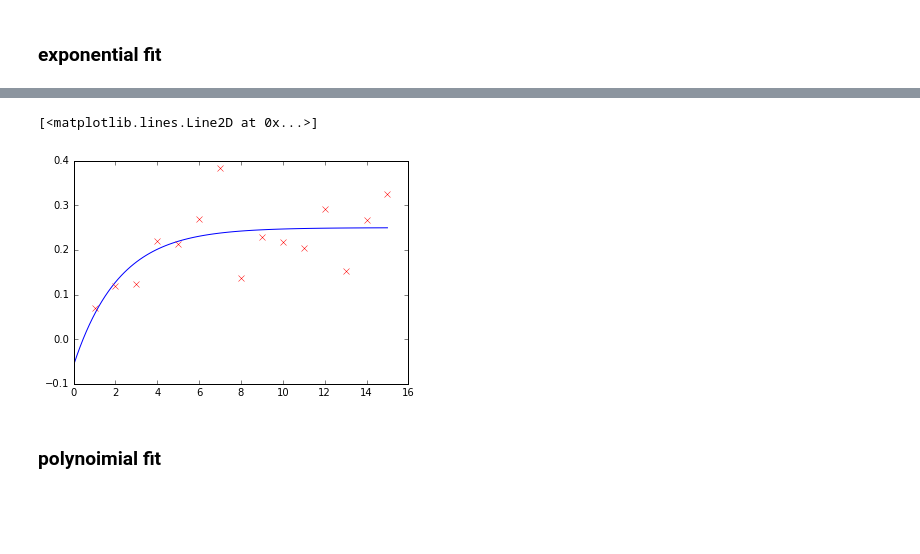
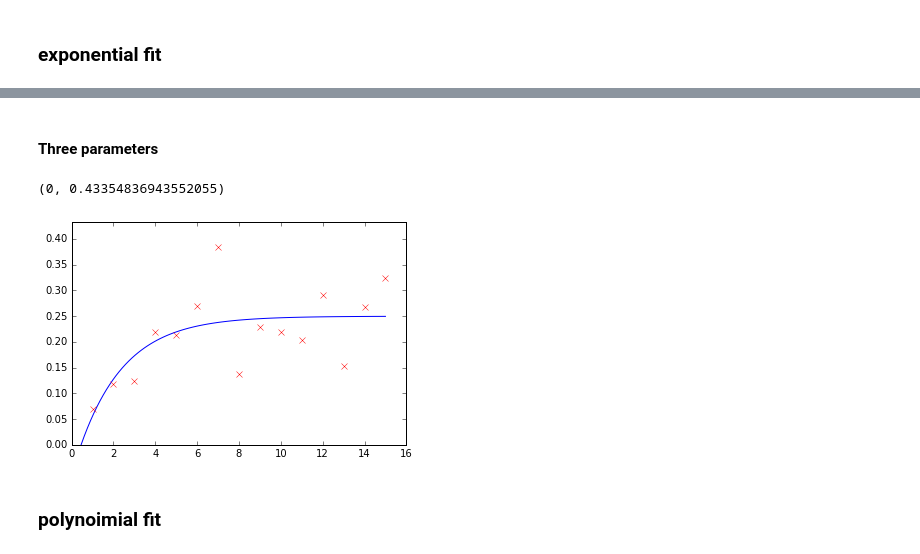
Before and after one commit to liprin1129/Project, a Jupyter notebook: Code/Curve_Fitting.ipynb, the cells around one changed output, grey strips where cells are left out. Drawn from its saved outputs; the diff is of its cells as text; code cells hidden in the pictures; blank space fills up the shorter version.

Commit message:
modification: curve fitting ipython

```diff
--- a/Code/Curve_Fitting.ipynb
+++ b/Code/Curve_Fitting.ipynb
@@ -70,10 +57,15 @@ popt, pcov = curve_fit(exponential_curve, attempts, scores)
+# %% [markdown]
+#### Three parameters
+# %%
+popt, pcov = curve_fit(cv.exponential_curve3, attempts, scores)
 # %%
 x_fit = np.linspace(0, 15, 100)
-plt.plot(x_fit, exponential_curve(x_fit, popt[0], popt[1], popt[2]), 'b-')
+plt.plot(x_fit, cv.exponential_curve3(x_fit, popt[0], popt[1], popt[2]), 'b-')
 plt.plot(attempts, scores, 'rx')
+plt.ylim([0, max(scores)+0.05])
 # %% [output]
-[<matplotlib.lines.Line2D at 0x...>]
+(0, 0.43354836943552055)
-[figure, old version]
+[figure, new version]
 # %% [markdown]
 ### polynoimial fit
 # %%
```
Also changed, not shown: parts of 24 cells of this notebook, 1 other file.
